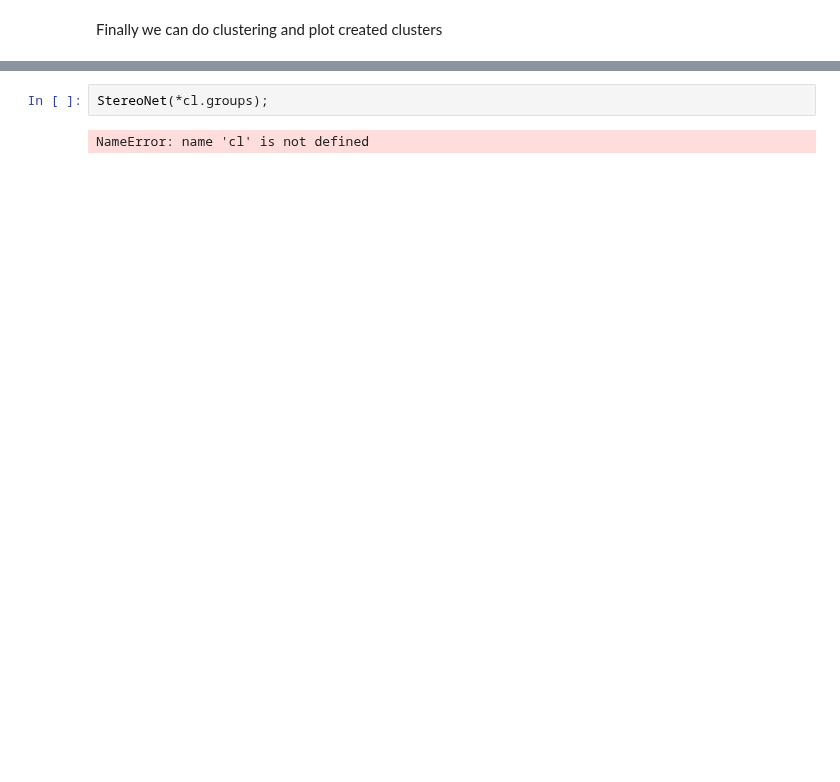
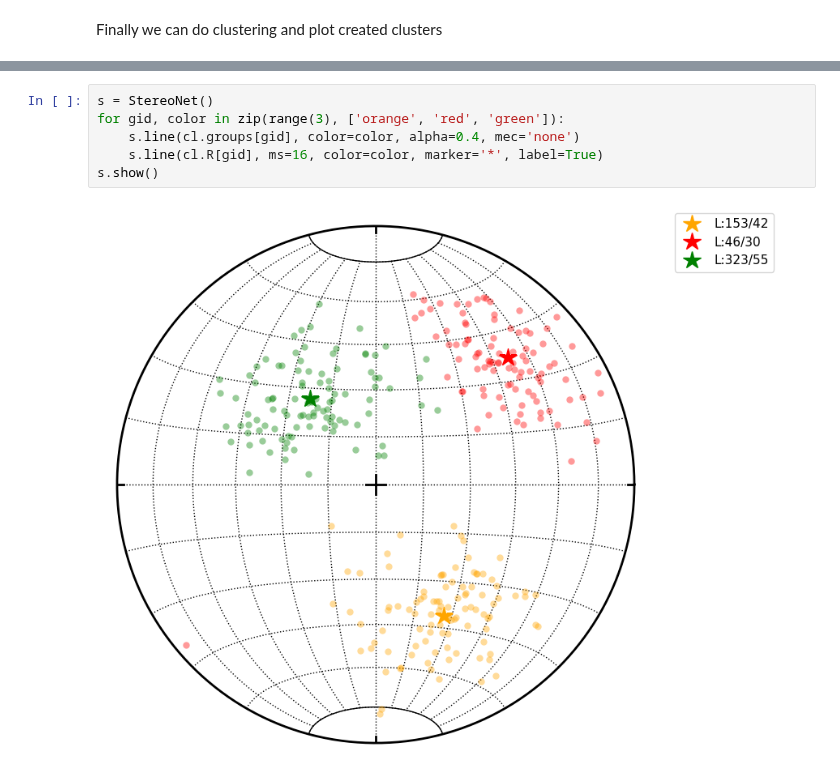
Before and after one commit to ondrolexa/apsg, a Jupyter notebook: examples/05_apsg_various.ipynb, the cells around one changed output, grey strips where cells are left out. Saved outputs shown, nothing was run; the diff lists cells and outputs as text; blank space fills up the shorter version.

```diff
--- a/examples/05_apsg_various.ipynb
+++ b/examples/05_apsg_various.ipynb
@@ -114,4 +114,8 @@ NameError: name 'cl' is not defined
-# %%
-StereoNet(*cl.groups);
-# %% [output]
-NameError: name 'cl' is not defined
+# %%
+s = StereoNet()
+for gid, color in zip(range(3), ['orange', 'red', 'green']):
+    s.line(cl.groups[gid], color=color, alpha=0.4, mec='none')
+    s.line(cl.R[gid], ms=16, color=color, marker='*', label=True)
+s.show()
+# %% [output]
+[figure, added]
```
Also changed, not shown: parts of 3 cells of this notebook, 3 other files.
